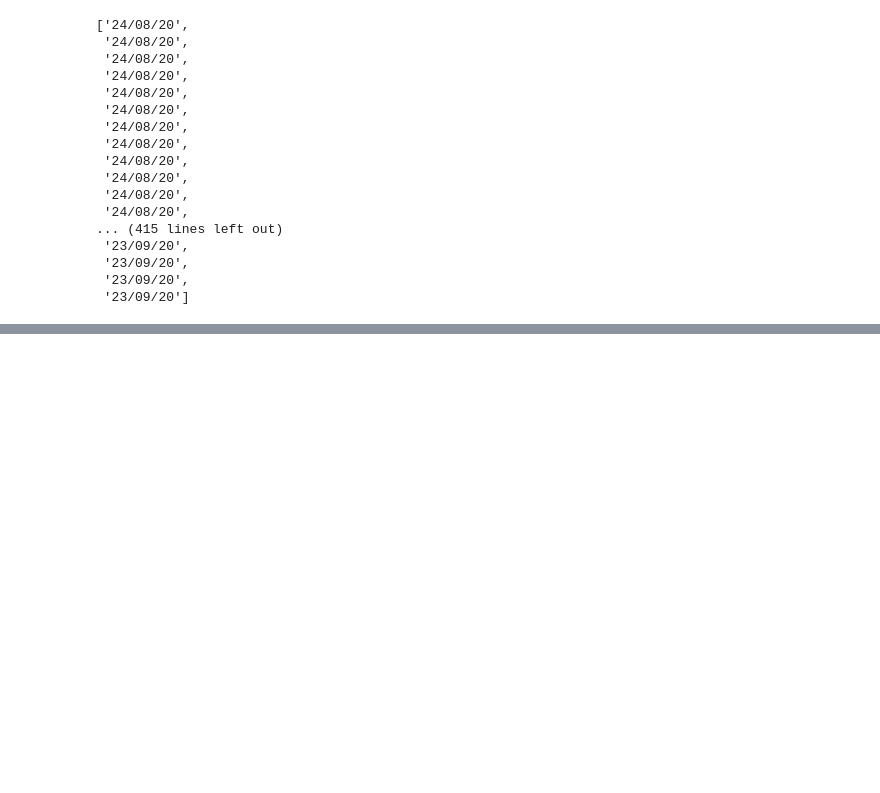
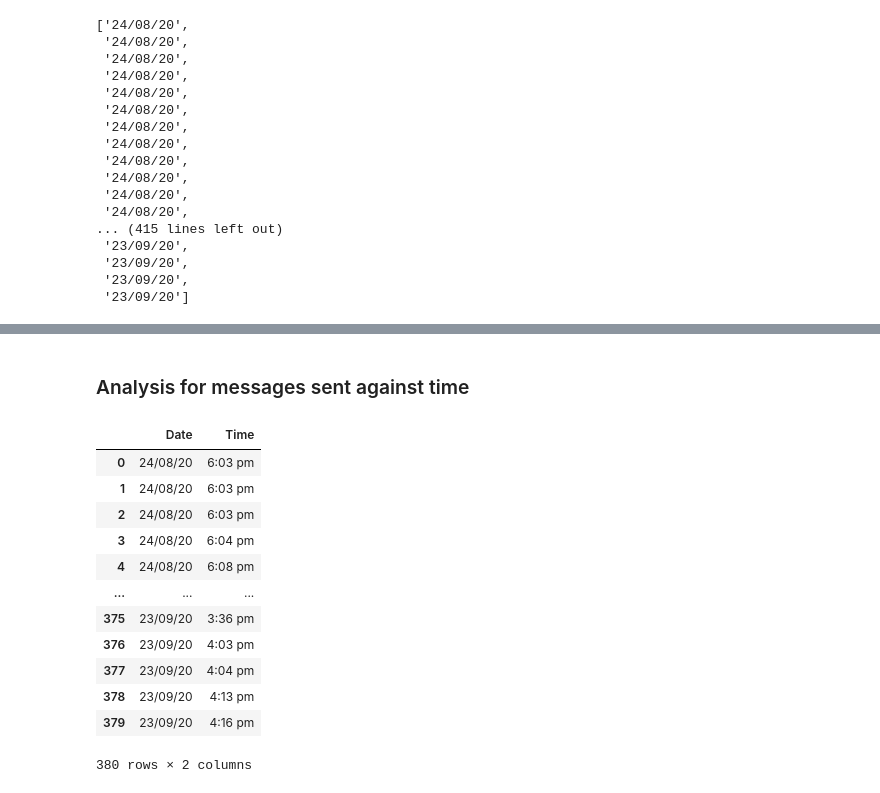
Before and after one commit to jay6445/Data-Analytics-Projects, a Jupyter notebook: WhatsApp Chat Analysis 01/Group Chat Analysis.ipynb, the cells around one changed output, grey strips where cells are left out. Saved outputs shown, nothing was run; the diff lists cells and outputs as text; code cells hidden in the pictures; blank space fills up the shorter version.

```diff
--- a/WhatsApp Chat Analysis 01/Group Chat Analysis.ipynb
+++ b/WhatsApp Chat Analysis 01/Group Chat Analysis.ipynb
@@ -131,0 +220,2 @@ plt.show()
+# %% [markdown]
+### Analysis for messages sent against time
@@ -131,0 +225,17 @@ plt.show()
+# %%
+df = pd.DataFrame(dateTime, columns= ['Date', 'Time'])
+df
+# %% [output]
+|  | Date | Time |
+| 0 | 24/08/20 | 6:03 pm |
+| 1 | 24/08/20 | 6:03 pm |
+| 2 | 24/08/20 | 6:03 pm |
+| 3 | 24/08/20 | 6:04 pm |
+| 4 | 24/08/20 | 6:08 pm |
+| ... | ... | ... |
+| 375 | 23/09/20 | 3:36 pm |
+| 376 | 23/09/20 | 4:03 pm |
+| 377 | 23/09/20 | 4:04 pm |
+| 378 | 23/09/20 | 4:13 pm |
+| 379 | 23/09/20 | 4:16 pm |
+380 rows × 2 columns
```
Also changed, not shown: parts of 25 cells of this notebook, 1 other file.
